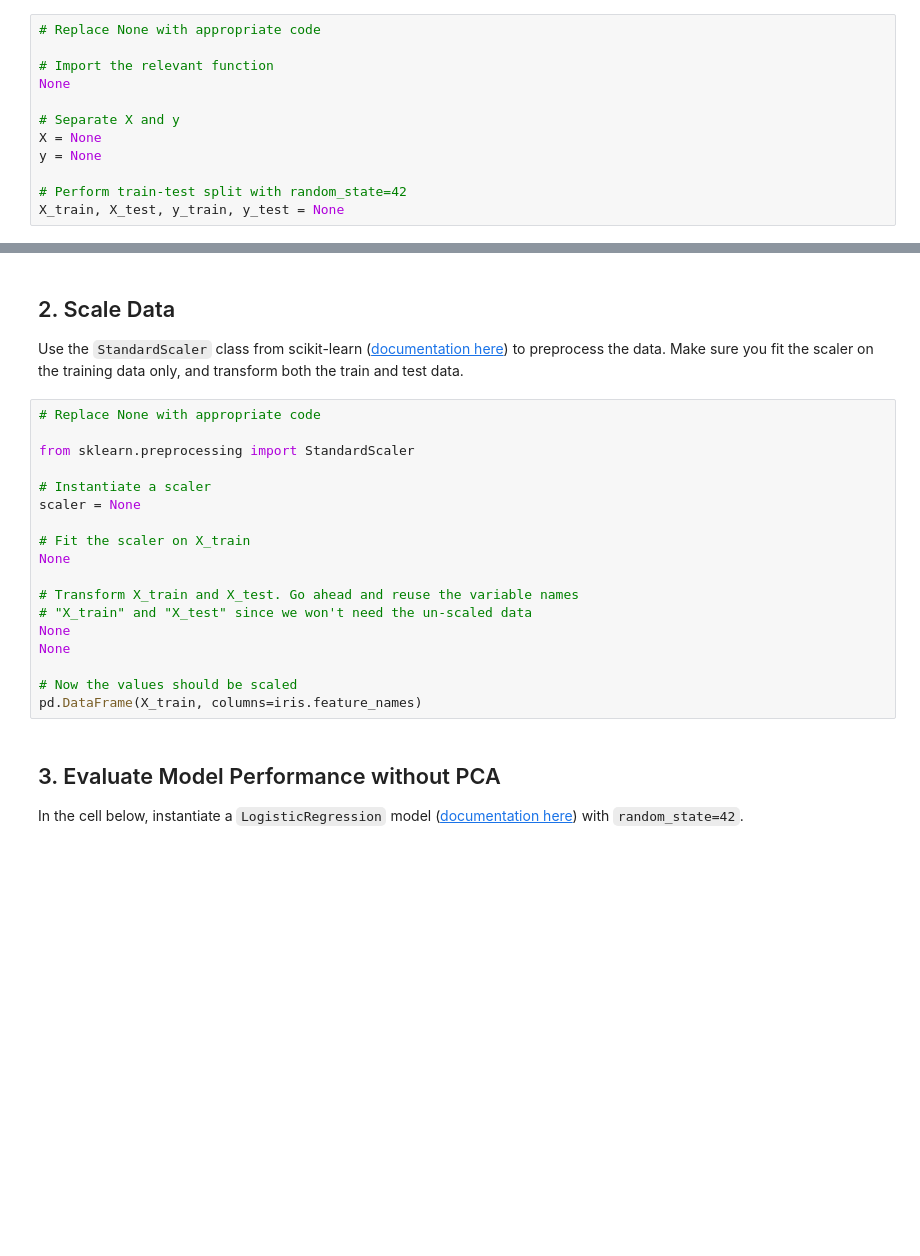
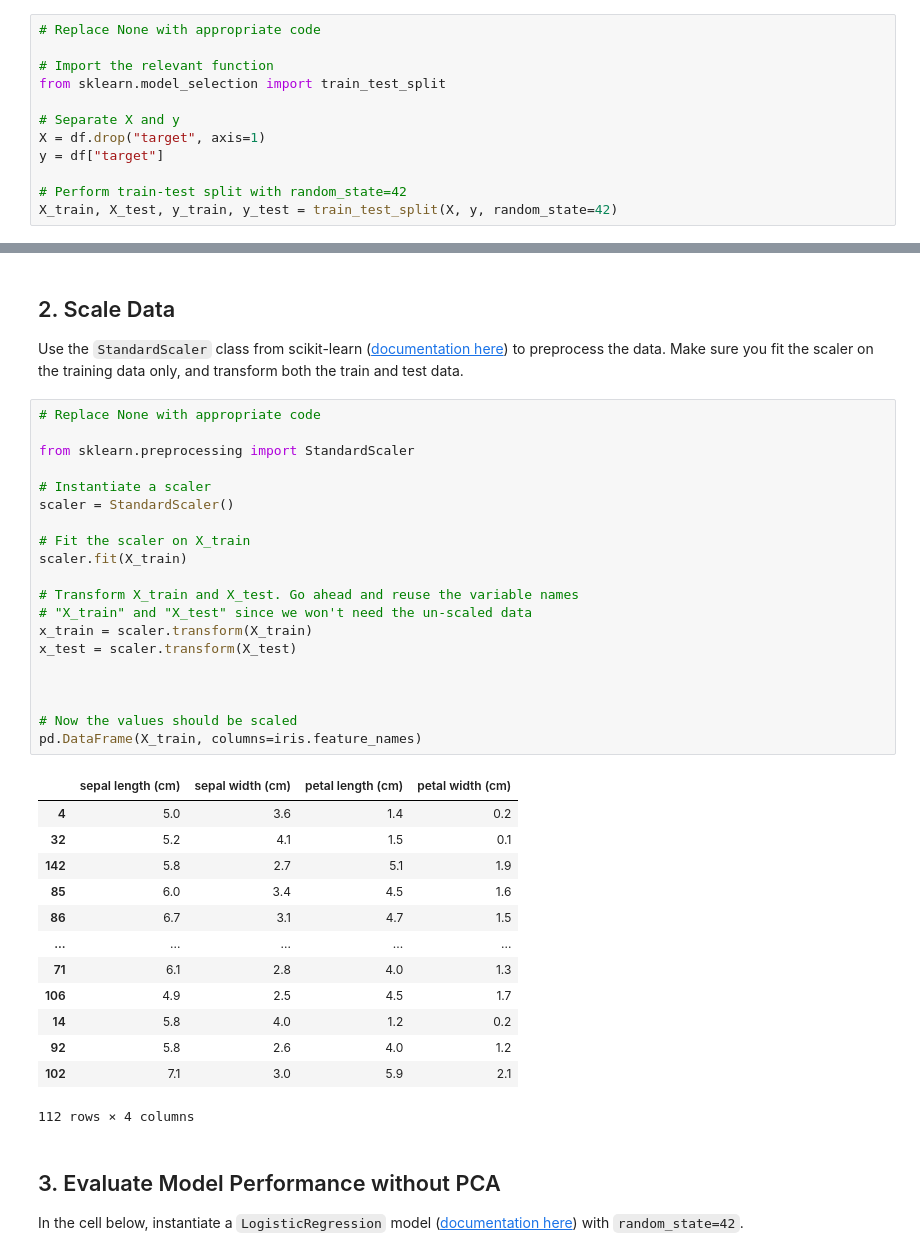
Before and after one commit to learn-co-curriculum/dsc-dimensionality-reduction-lab, a Jupyter notebook: index.ipynb, the cells around one changed output, grey strips where cells are left out. Drawn from its saved outputs; the diff is of its cells as text; blank space fills up the shorter version.

```diff
--- a/index.ipynb
+++ b/index.ipynb
@@ -111,14 +120,14 @@ Currently all of the data is contained in a dataframe called `df`, where the tar
 # Replace None with appropriate code
 
 # Import the relevant function
-None
+from sklearn.model_selection import train_test_split
 
 # Separate X and y
-X = None
-y = None
+X = df.drop("target", axis=1)
+y = df["target"]
 
 # Perform train-test split with random_state=42
-X_train, X_test, y_train, y_test = None
+X_train, X_test, y_train, y_test = train_test_split(X, y, random_state=42)
 # %% [markdown]
 Make sure your data has the appropriate shape before moving forward:
 # %%
@@ -142,21 +151,37 @@ Use the `StandardScaler` class from scikit-learn ([documentation here](https://s
 # %%
 # Replace None with appropriate code
 
 from sklearn.preprocessing import StandardScaler
 
 # Instantiate a scaler
-scaler = None
+scaler = StandardScaler()
 
 # Fit the scaler on X_train
-None
+scaler.fit(X_train)
 
 # Transform X_train and X_test. Go ahead and reuse the variable names
 # "X_train" and "X_test" since we won't need the un-scaled data
-None
-None
+x_train = scaler.transform(X_train)
+x_test = scaler.transform(X_test)
+
+
 
 # Now the values should be scaled
 pd.DataFrame(X_train, columns=iris.feature_names)
+# %% [output]
+|  | sepal length (cm) | sepal width (cm) | petal length (cm) | petal width (cm) |
+| 4 | 5.0 | 3.6 | 1.4 | 0.2 |
+| 32 | 5.2 | 4.1 | 1.5 | 0.1 |
+| 142 | 5.8 | 2.7 | 5.1 | 1.9 |
+| 85 | 6.0 | 3.4 | 4.5 | 1.6 |
+| 86 | 6.7 | 3.1 | 4.7 | 1.5 |
+| ... | ... | ... | ... | ... |
+| 71 | 6.1 | 2.8 | 4.0 | 1.3 |
+| 106 | 4.9 | 2.5 | 4.5 | 1.7 |
+| 14 | 5.8 | 4.0 | 1.2 | 0.2 |
+| 92 | 5.8 | 2.6 | 4.0 | 1.2 |
+| 102 | 7.1 | 3.0 | 5.9 | 2.1 |
+112 rows × 4 columns
 # %% [markdown]
 ## 3. Evaluate Model Performance without PCA
 
```
Also changed, not shown: parts of 16 cells of this notebook.
